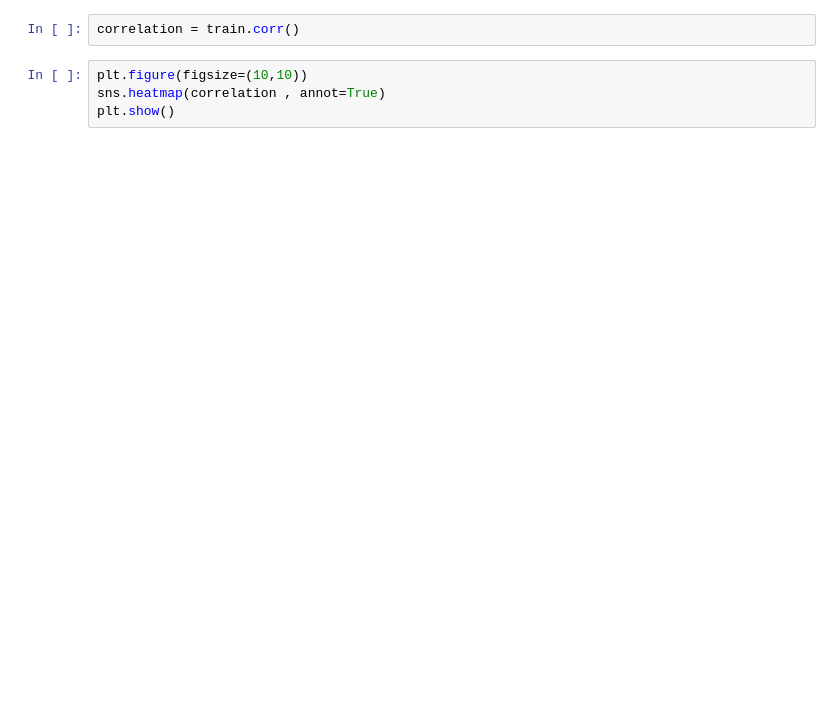
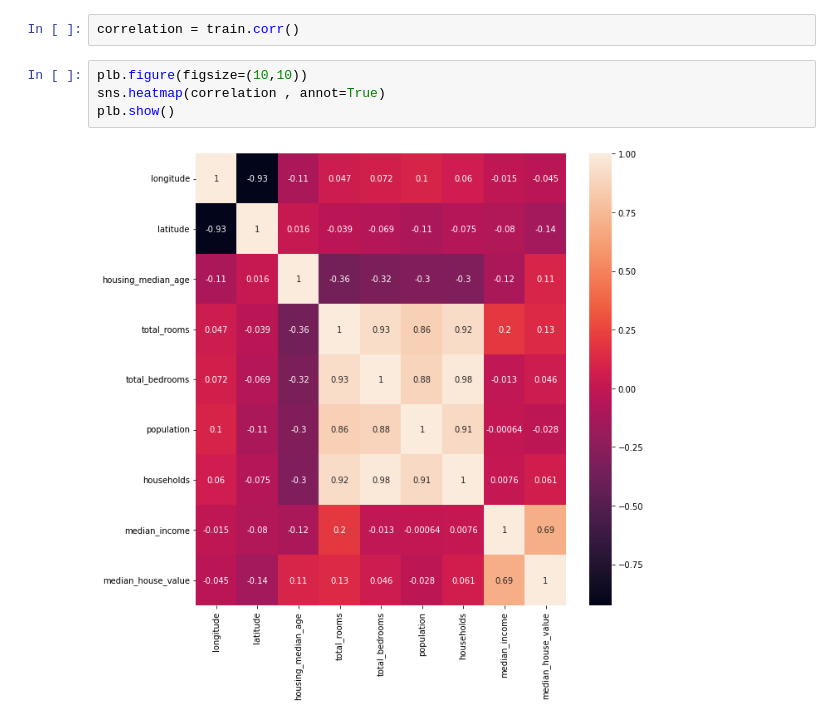
Before and after one commit to jihoonjeong56/OTL......., a Jupyter notebook: Untitled0.ipynb, the cells around one changed output. Drawn from its saved outputs; the diff is of its cells as text; blank space fills up the shorter version.

```diff
--- a/Untitled0.ipynb
+++ b/Untitled0.ipynb
@@ -20,6 +46,8 @@ plt.show()
 # %%
 correlation = train.corr()
 # %%
-plt.figure(figsize=(10,10))
+plb.figure(figsize=(10,10))
 sns.heatmap(correlation , annot=True)
-plt.show()
+plb.show()
+# %% [output]
+[figure, added]
```
Also changed, not shown: parts of 5 cells of this notebook.
